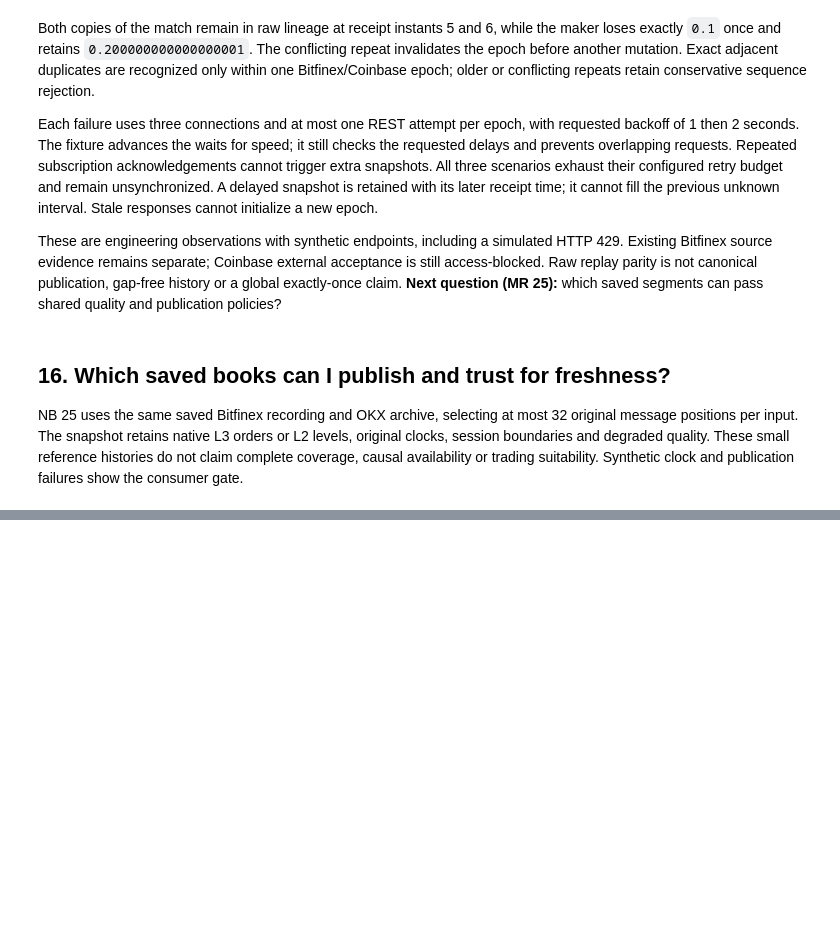
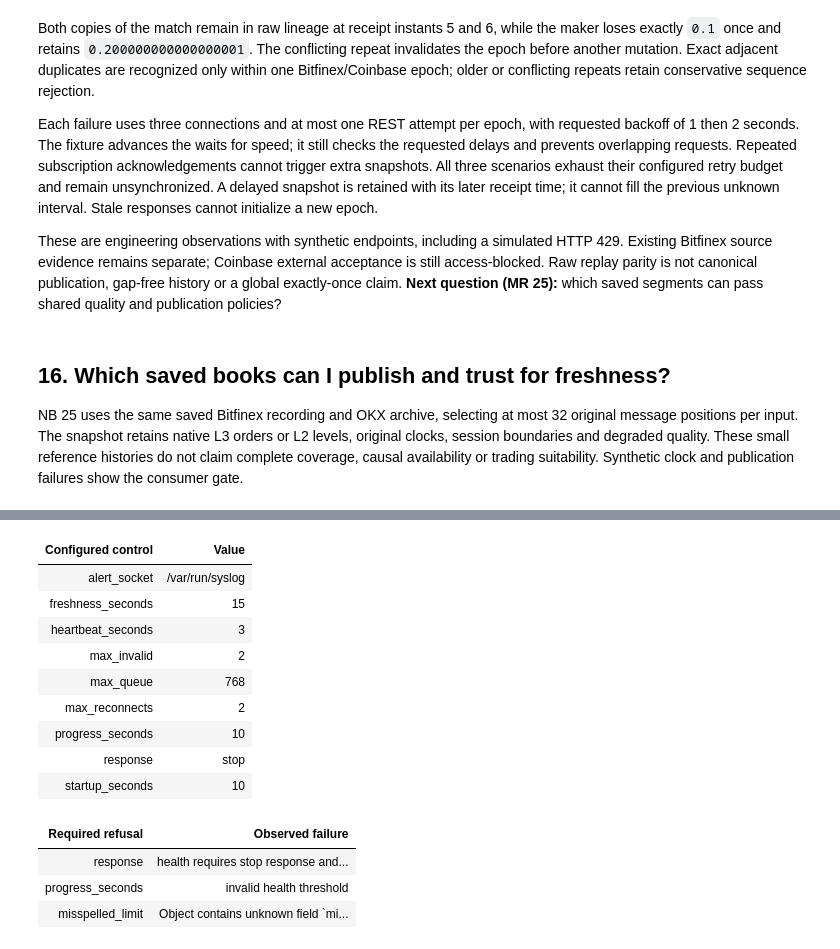
Before and after one commit to lixuanguang/alpha-research-lab-private, a Jupyter notebook: examples/research-foundations.ipynb, the cells around one changed output, grey strips where cells are left out. Cells and saved outputs as stored; diff of their text form; code cells hidden in the pictures; blank space fills up the shorter version.

```diff
--- a/examples/research-foundations.ipynb
+++ b/examples/research-foundations.ipynb
@@ -2482,0 +2490,35 @@ work is MR 26 supervision; shared canonical replay/parity remains MR 27.
+# %%
+# project library imports
+from alpha_research.data.live.health import HealthPolicy
+
+health_policy = codec.decode_json((root / "configs/live/health.json").read_bytes(), HealthPolicy)
+NotebookDisplay.show_table(
+    ("Configured control", "Value"),
+    list(json.loads(codec.encode_json(health_policy)).items()),
+)
+health_refusals = []
+for field, value in (("response", "restart"), ("progress_seconds", 0), ("misspelled_limit", 1)):
+    invalid_policy = json.loads(codec.encode_json(health_policy))
+    invalid_policy[field] = value
+    try:
+        codec.decode_json(json.dumps(invalid_policy), HealthPolicy)
+    except ValueError as error:
+        health_refusals.append((field, str(error)))
+    else:
+        raise AssertionError("invalid health policy accepted")
+NotebookDisplay.show_table(("Required refusal", "Observed failure"), health_refusals)
+# %% [output]
+| Configured control | Value |
+| alert_socket | /var/run/syslog |
+| freshness_seconds | 15 |
+| heartbeat_seconds | 3 |
+| max_invalid | 2 |
+| max_queue | 768 |
+| max_reconnects | 2 |
+| progress_seconds | 10 |
+| response | stop |
+| startup_seconds | 10 |
+| Required refusal | Observed failure |
+| response | health requires stop response and... |
+| progress_seconds | invalid health threshold |
+| misspelled_limit | Object contains unknown field `mi... |
```
Also changed, not shown: parts of 23 cells of this notebook, 9 other files.
